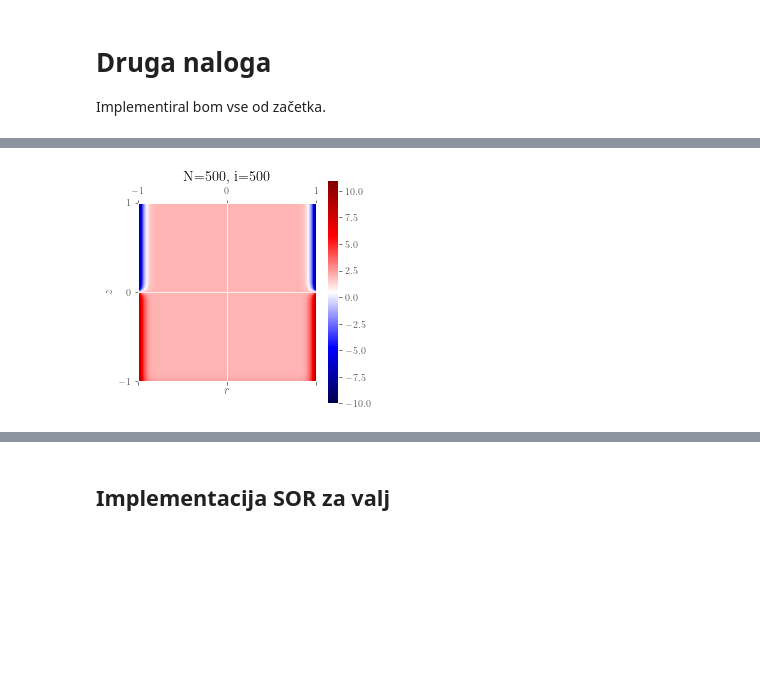
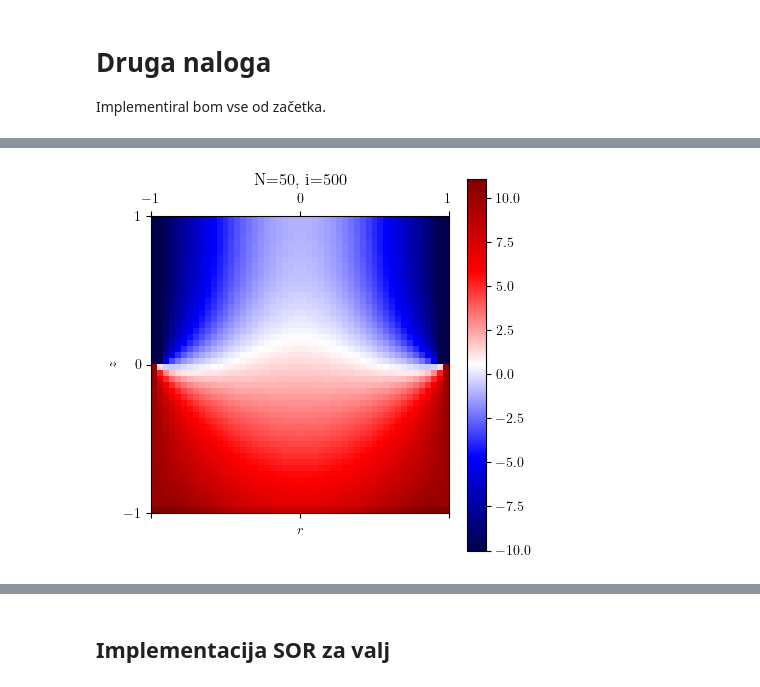
Before and after one commit to 5roop/modelska, a Jupyter notebook: 205/old/Untitled.ipynb, the cells around one changed output, grey strips where cells are left out. Drawn from its saved outputs; the diff is of its cells as text; code cells hidden in the pictures; blank space fills up the shorter version.

```diff
--- a/205/old/Untitled.ipynb
+++ b/205/old/Untitled.ipynb
@@ -162,7 +160,7 @@ rel_errors = np.empty_like(iters, dtype=float)
 for i in iters:
     u_new = iterstep(u_current, Q, u0)
     rel_errors[i] = rel_err(u_current, u_new)
-    if i in {3, 50, 100, 200, 600, 1200, 2400, 500}:
+    if i in {3, 50, 100, 200, 600, 1200, 2400, 5000}:
         plt.figure(figsize=(4,3))
         plt.contourf(u_new[-1:0:-1, :], cmap="gray")
         c = plt.colorbar()
@@ -220,11 +220,12 @@ def make_final_version(n):
         u_new = iterstep(u_new, Q, omega=1)
     return u_new
 # %%
-n = 30
-u_final = make_final_version(30)
+n = 102
+u_final = make_final_version(n)
 
 omegas = np.linspace(0.5, 2, 100)
 diff = np.empty_like(omegas)
+
 
 def evaluate(omega, n_iter=100):
     u0 = Q = u_new = get_hiska(n)
@@ -249,7 +244,7 @@ def evaluate(omega, n_iter=100, n=30, u_final=None):
         u_new = iterstep(u_new, Q, omega=omega)
     return rel_err(u_new, u_final)
 
-for n in [30, 60, 120, 240]:
+for n in [30, 60, 120, 240, 300]:
     u_final = make_final_version(n)
     for i, omega in enumerate(omegas):
         print(n, i, end="\r")
@@ -258,7 +253,7 @@ for n in [30, 60, 120, 240]:
 
 plt.legend()
 plt.semilogy()
-plt.ylabel("Absolute error after 100 iterations")
+plt.ylabel("Abs. napaka po 100 iteracijah")
 plt.xlabel("$\omega$")
 plt.savefig("1-omegas.pdf")
 plt.show()
@@ -269,13 +264,13 @@ plt.show()
 aa = np.linspace(0, 4, 20)
 diff = np.empty_like(aa)
 
-def evaluate(omega, n_iter=100, n=30, u_final=None):
+def evaluate(omega, n_iter=100, n=102, u_final=None):
     u0 = Q = u_new = get_hiska(n)
     for i in range(n_iter):
         u_new = iterstep(u_new, Q, omega=omega)
     return rel_err(u_new, u_final)
 
-for n in [30, 60, 120]:
+for n in [30, 60, 120, 240, 300]:
     u_final = make_final_version(n)
     for i, a in enumerate(aa):
         print(n, i, end="\r")
@@ -285,7 +280,7 @@ for n in [30, 60, 120]:
 
 plt.legend()
 plt.semilogy()
-plt.ylabel("Absolute error after 100 iterations")
+plt.ylabel("Abs. napaka po 100 iteracijah")
 plt.xlabel(r"$\alpha$")
 plt.savefig("1-alphas.pdf")
 plt.show()
@@ -335,7 +330,7 @@ plt.tight_layout()
 
 Implementiral bom vse od začetka.
 # %%
-N = 500
+N = 50
 h = 1/N
 rs = np.arange(-1, 1, h) + h/2
 zs = np.arange(-1,1,h)
@@ -343,35 +338,79 @@ T1 = -10
 T2 = 10
 k = 15
 
+# import pdb
+# @jit
+# def ibc(u, T1, T2, k):
+#     """Imposes boundary conditions on u."""
+#     N_z, N_r = u.shape
+#     u[0:N_z//2, 0] = u[0:N_z//2, -1] = T1
+#     u[N_z//2:, 0] = u[N_z//2:, -1] = T2
+
+#     u[0, :] = u[1, :]
+
+#     u[-1, :]  = u[-2, :] + k / N_z
+
+#     return u
+# @jit
+# def iterate(u, rs, T1, T2, k):
+#     u = ibc(u, T1, T2, k)
+#     u_new = u.copy()
+#     N_z, N_r = u.shape
+#     for k in range(1,N_r-1):
+#         for j in range(1, N_z-1):
+#             u_new[j,k] = u[j,k] + (1/4/rs[j])*(-4*rs[j] * u[j,k] + rs[j] * (u[j,k-1] + u[j, k+1]) + u[j-1,k] * rs[j] + u[j+1, k] * rs[j])
+#     u_new = ibc(u_new, T1, T2, k)
+
+#     return u_new
+
+# u_initial = np.full((N, N), 2, dtype=float)
+# u = ibc(u_initial, T1, T2,k)
+# for i in range(8001):
+#     u = iterate(u, rs, T1, T2, k)
+#     if i in {50, 150, 500, 1500, 3000, 8000}:
+#         plt.matshow(u, cmap="seismic", extent=[-1,1,-1,1])
+#         #plt.contourf(u[-1:0:-1, :], cmap="seismic")
+#         plt.title(f"N={N}, i={i}")
+#         plt.ylabel(r"$z$")
+#         plt.xlabel("$r$")
+#         plt.colorbar()
+#         plt.tight_layout()
+#         plt.savefig(f"2-valj-profili{N}_{i}.pdf")
+#         plt.show()
+
+
+
 import pdb
 @jit
-def ibc(u, T1, T2, k):
+def ibc(u, T1, T2, k, iso=False):
     """Imposes boundary conditions on u."""
     N_z, N_r = u.shape
+    u[0, :] = T1
     u[0:N_z//2, 0] = u[0:N_z//2, -1] = T1
     u[N_z//2:, 0] = u[N_z//2:, -1] = T2
-
     u[0, :] = u[1, :]
-
     u[-1, :]  = u[-2, :] + k / N_z
-
+    if iso:
+        u[:N_z//2, -2] = u[:N_z//2, -1]
+        u[:N_z//2, 1] = u[:N_z//2, 0]
     return u
 @jit
-def iterate(u, rs, T1, T2, k):
-    u = ibc(u, T1, T2, k)
+def iterate(u, rs, T1, T2, k, iso=False):
+    u = ibc(u, T1, T2, k, iso=iso)
     u_new = u.copy()
     N_z, N_r = u.shape
     for k in range(1,N_r-1):
         for j in range(1, N_z-1):
             u_new[j,k] = u[j,k] + (1/4/rs[j])*(-4*rs[j] * u[j,k] + rs[j] * (u[j,k-1] + u[j, k+1]) + u[j-1,k] * rs[j] + u[j+1, k] * rs[j])
-    u_new = ibc(u_new, T1, T2, k)
+    u_new = ibc(u_new, T1, T2, k, iso=iso)
 
     return u_new
 
 u_initial = np.full((N, N), 2, dtype=float)
-u = ibc(u_initial, T1, T2,k)
+u = ibc(u_initial, T1, T2,k, iso=True)
+# plt.matshow(u)
 for i in range(8001):
-    u = iterate(u, rs, T1, T2, k)
+    u = iterate(u, rs, T1, T2, k, iso=True)
     if i in {50, 150, 500, 1500, 3000, 8000}:
         plt.matshow(u, cmap="seismic", extent=[-1,1,-1,1])
         #plt.contourf(u[-1:0:-1, :], cmap="seismic")
@@ -380,6 +419,6 @@ for i in range(8001):
         plt.xlabel("$r$")
         plt.colorbar()
         plt.tight_layout()
-        plt.savefig(f"2-valj-profili{N}_{i}.pdf")
+        plt.savefig(f"2-valj-profili{N}_{i}_iso.pdf")
         plt.show()
 # %% [output]
@@ -388 +427 @@ for i in range(8001):
-[figure, old version]
+[figure, new version]
```
Also changed, not shown: parts of 21 cells of this notebook, 55 other files.
